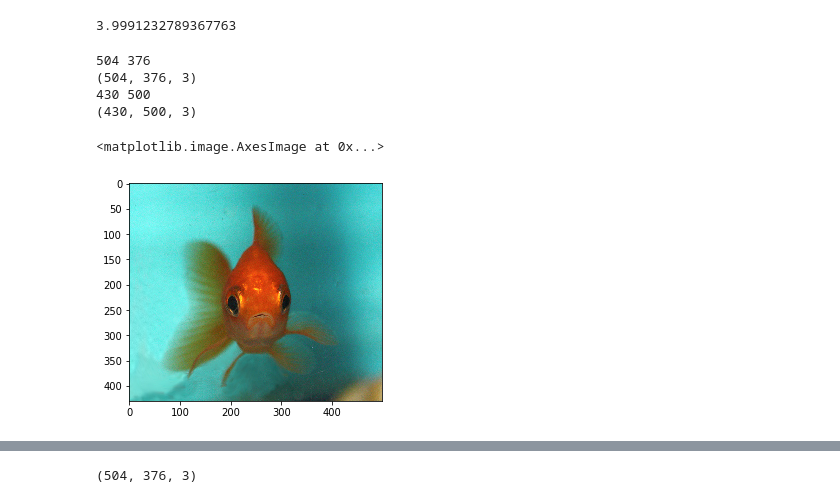
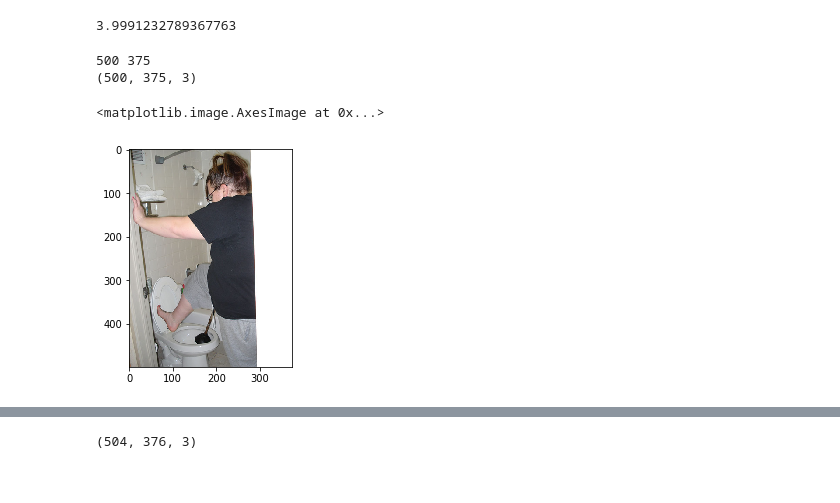
Before and after one commit to WANG-lp/FastGC-icecake, a Jupyter notebook: scripts/playground.ipynb, the cells around one changed output, grey strips where cells are left out. Saved outputs shown, nothing was run; the diff lists cells and outputs as text; code cells hidden in the pictures.

```diff
--- a/scripts/playground.ipynb
+++ b/scripts/playground.ipynb
@@ -112,26 +112,24 @@ tensor3 size: 602112
 # %%
 def showImageFromRaw(fname):
     with open(fname, 'r') as f:
         lines = f.readlines()
     height = int(lines[0])
     width = int(lines[1])
     print(height, width)
     raw = []
     for i in lines[2:]:
         sp = i.rstrip().split(" ")
         r,g,b = sp[0],sp[1],sp[2]
         raw.append([r,g,b])
     raw = np.asarray(raw, dtype=np.uint8)
     raw = raw.reshape(height, width, 3)
     print(raw.shape)
     return raw
-r = showImageFromRaw("/tmp/out2.bin")
+# r = showImageFromRaw("/tmp/out2.bin")
 r2 = showImageFromRaw("/tmp/out.bin")
 imshow(r2)
 # %% [output]
-504 376
-(504, 376, 3)
-430 500
-(430, 500, 3)
+500 375
+(500, 375, 3)
 <matplotlib.image.AxesImage at 0x...>
-[figure, old version]
+[figure, new version]
```
Also changed, not shown: parts of 16 cells of this notebook, 6 other files.
